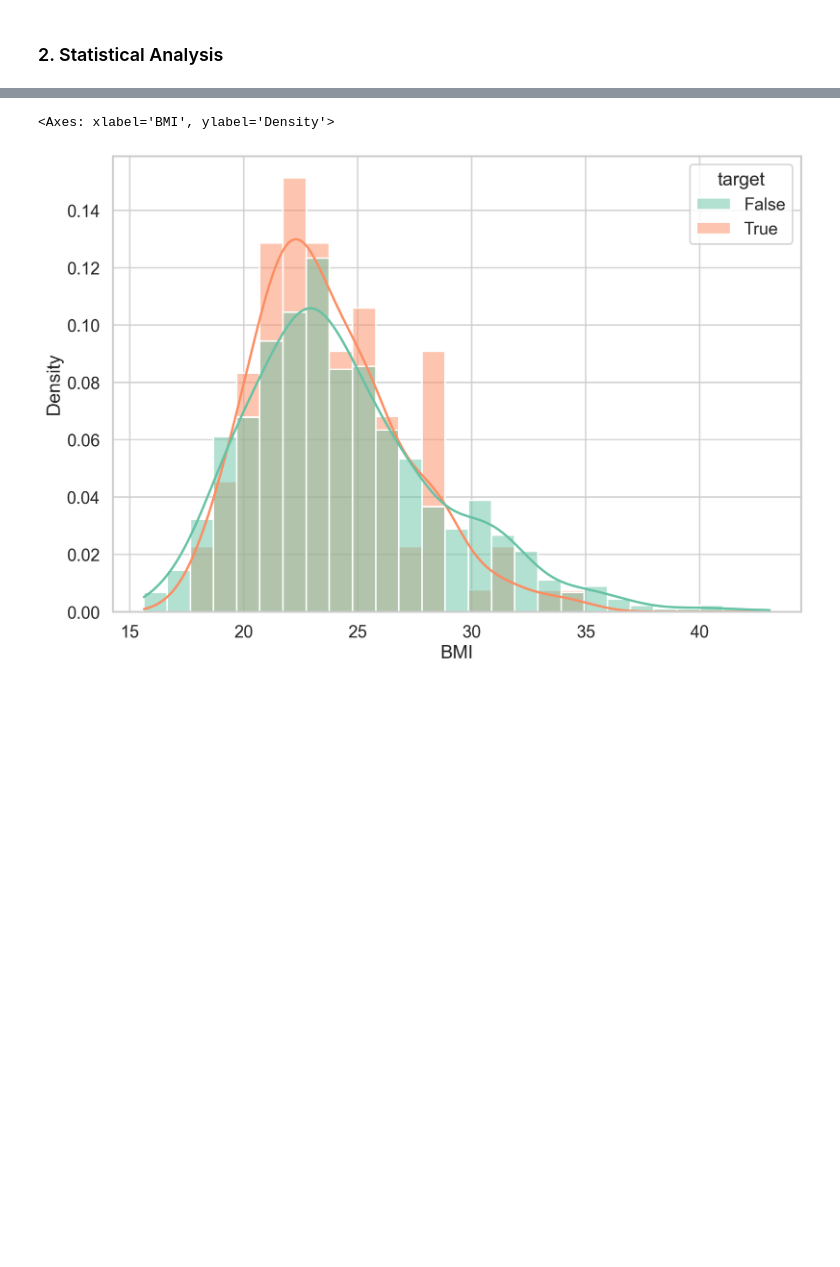
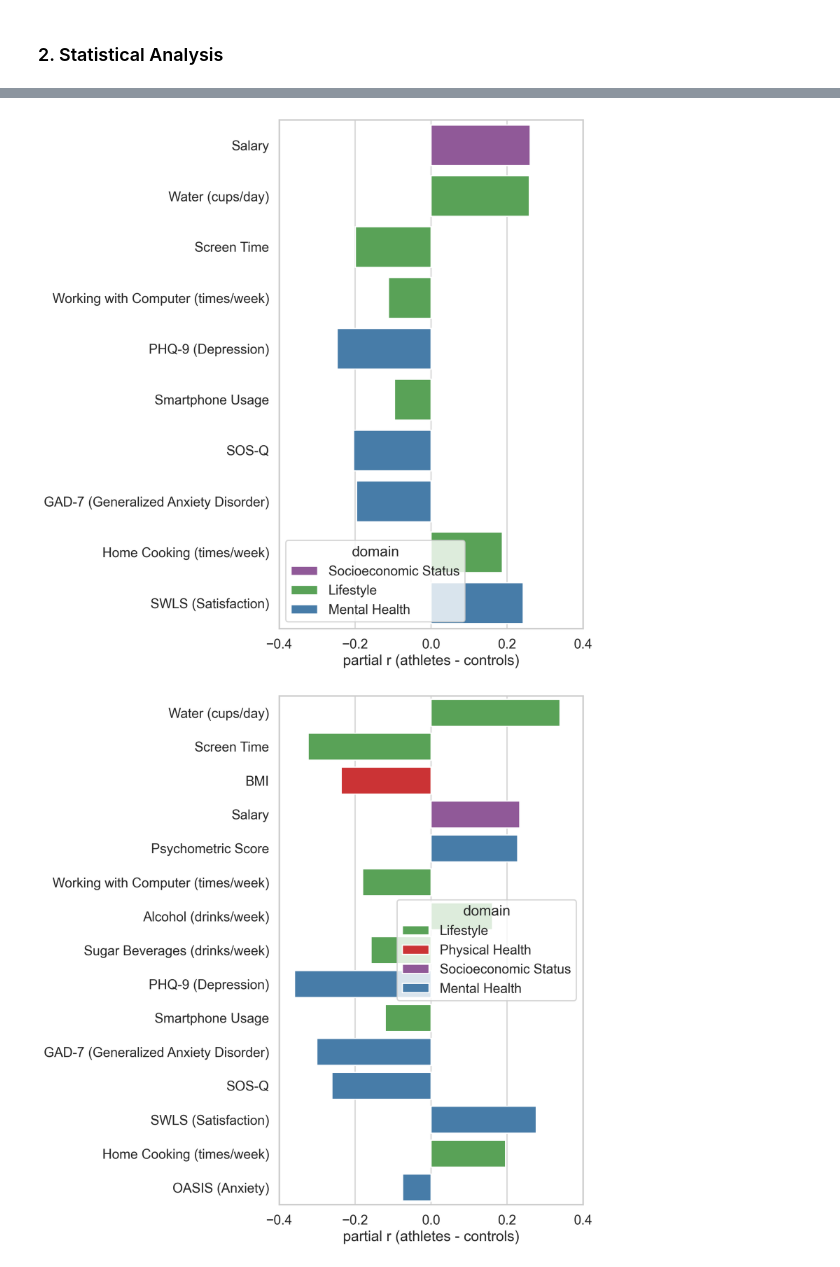
Before and after one commit to GalKepler/athletes_brain, a Jupyter notebook: notebooks/behav/behav.ipynb, the cells around one changed output, grey strips where cells are left out. Drawn from its saved outputs; the diff is of its cells as text; code cells hidden in the pictures; blank space fills up the shorter version.

Commit message:
added learners

```diff
--- a/notebooks/behav/behav.ipynb
+++ b/notebooks/behav/behav.ipynb
@@ -116,0 +111,7 @@ df_cov = df_cov.dropna(subset=["target"])
+# %%
+df_cov.loc[df_cov["filled"], "weekly_workouts"] = df_cov.loc[df_cov["filled"], "weekly_workouts"].fillna(0)
+df_cov["weekly_workouts"] = df_cov["weekly_workouts"].replace({"10 שעות ויותר": 10})
+df_cov.loc[df_cov["weekly_workouts"].notna(), "weekly_workouts"] = df_cov.loc[
+    df_cov["weekly_workouts"].notna(), "weekly_workouts"
+].astype(int)
+df_cov = df_cov.dropna(subset=["weekly_workouts"])
@@ -116,0 +138,10 @@ df_cov = df_cov.dropna(subset=["target"])
+# %%
+df_cov["target"] = df_cov["subject_code"].isin(target_subjects)
+df_cov["learner"] = df_cov["subject_code"].isin(learner_subjects)
+df_cov["cs_valid"] = True
+df_cov.loc[
+    (df_cov["learner"]) & (~df_cov["target"]) & (~df_cov["subject_code"].isin(valid_learners)),
+    "cs_valid",
+] = False
+# drop "subjects_to_drop"
+df_cov = df_cov[~df_cov["subject_code"].isin(subjects_to_drop)]
@@ -225,6 +308,30 @@ plt.legend()
-# %%
-# sns.boxplot(x="target", y=target_col, data=df_cov, showfliers=False)
-sns.histplot(x=target_col, hue="target", data=df_cov, stat="density", common_norm=False, kde=True)
-# %% [output]
-<Axes: xlabel='BMI', ylabel='Density'>
-[figure, removed]
+# %%
+from athletes_brain.fig1.config import savefig_nice
+import matplotlib as mpl
+
+cmap = "Set1"
+
+cmap = mpl.colormaps.get(cmap, 10)
+
+domain_colors = {
+    "Physical Health": cmap(0),
+    "Mental Health": cmap(1),
+    "Lifestyle": cmap(2),
+    "Socioeconomic Status": cmap(3)
+}
+
+
+for group in ["all","climbing","bjj"]:
+    vis = results[group].sort_values("p_value")
+    # results
+    fig, ax = plt.subplots(figsize=(10, 10))
+    ax = sns.barplot(x="r_partial", y="vis_col", data=vis[vis["p_value"] < 0.05], ax=ax, hue="domain", palette=domain_colors)
+    # ax.set_title("Behavioral differences between athletes and controls")
+    ax.set_xlabel("partial r (athletes - controls)")
+    ax.set_ylabel("")
+    ax.set_xlim(-0.4, 0.4)
+
+    savefig_nice(fig, output_dir / f"{group}.png", dpi=400)
+# %% [output]
+[figure, added]
+[figure, added]
```
Also changed, not shown: parts of 13 cells of this notebook, 34 other files.
